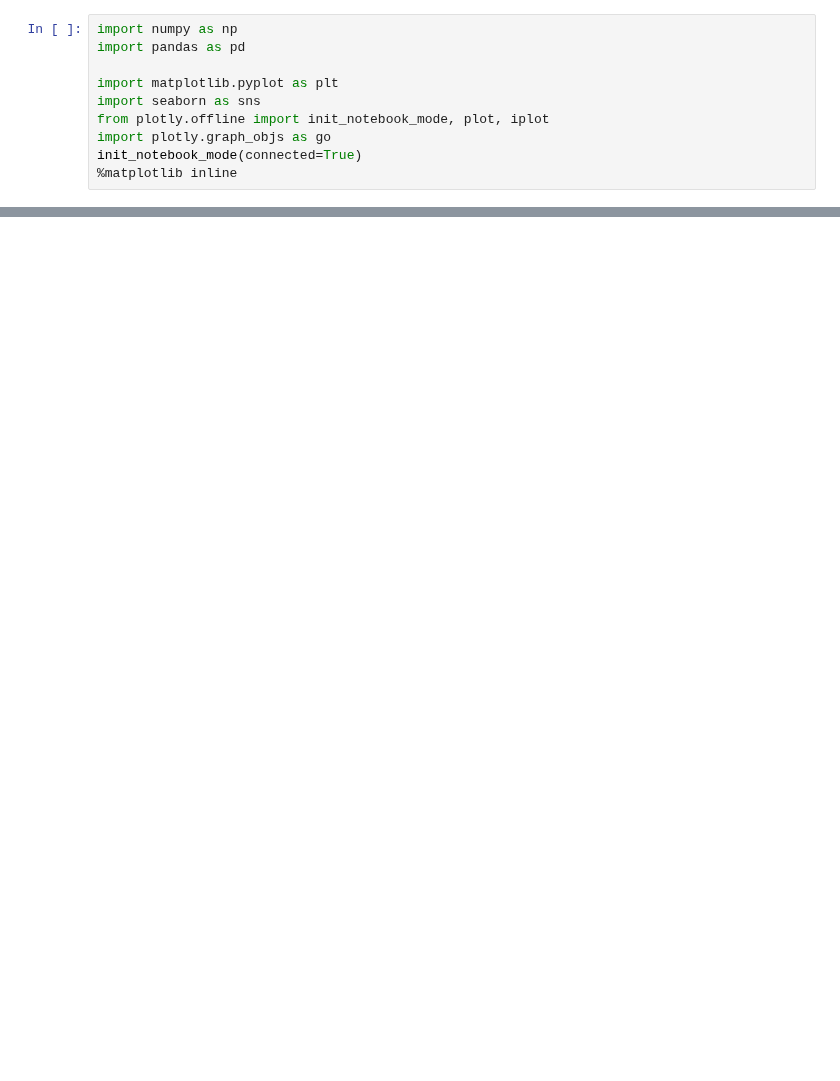
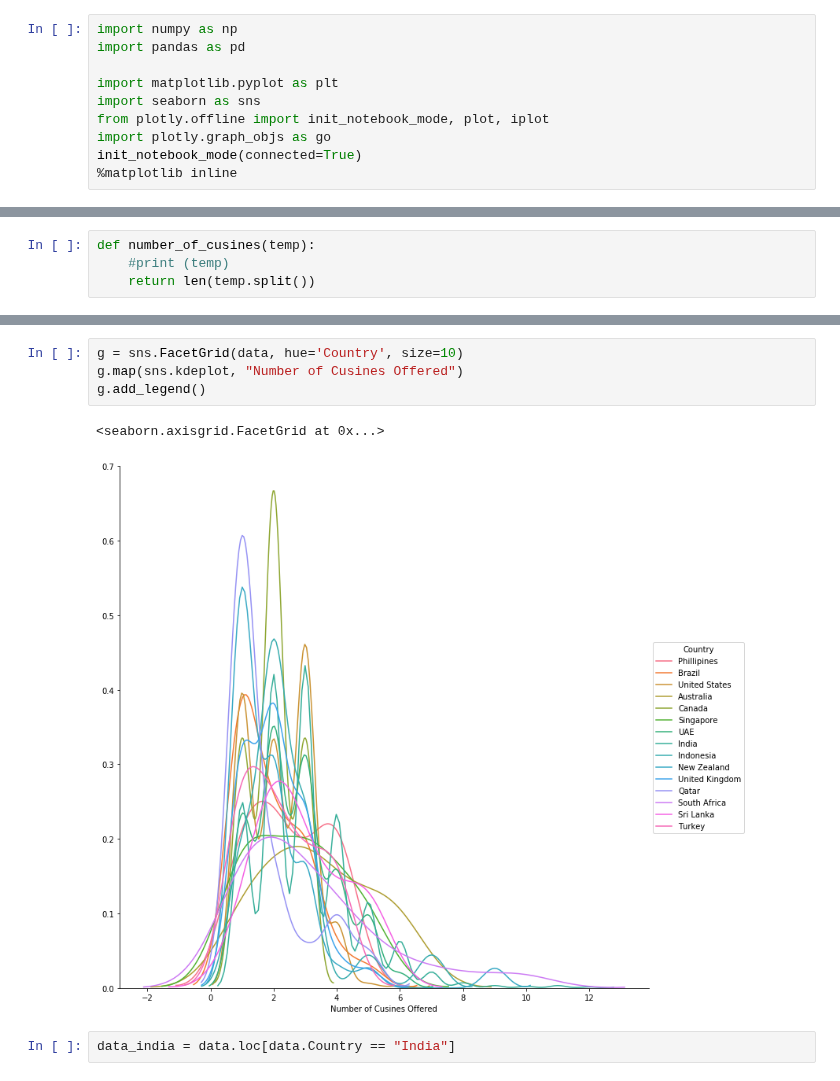
Before and after one commit to sominw/Kaggle, a Jupyter notebook: zomato-restaurants/YAEDA.ipynb, the cells around one changed output, grey strips where cells are left out. Drawn from its saved outputs; the diff is of its cells as text; blank space fills up the shorter version.

```diff
--- a/zomato-restaurants/YAEDA.ipynb
+++ b/zomato-restaurants/YAEDA.ipynb
@@ -11,2 +29,6 @@ init_notebook_mode(connected=True)
+# %%
+def number_of_cusines(temp):
+    #print (temp)
+    return len(temp.split())
 # %%
 data = pd.read_csv("data/zomato.csv", encoding = "ISO-8859-1")
@@ -21,0 +88,9 @@ data.sample(5)
+# %%
+g = sns.FacetGrid(data, hue='Country', size=10)
+g.map(sns.kdeplot, "Number of Cusines Offered")
+g.add_legend()
+# %% [output]
+<seaborn.axisgrid.FacetGrid at 0x...>
+[figure, added]
+# %%
+data_india = data.loc[data.Country == "India"]
```
Also changed, not shown: parts of 7 cells of this notebook.
